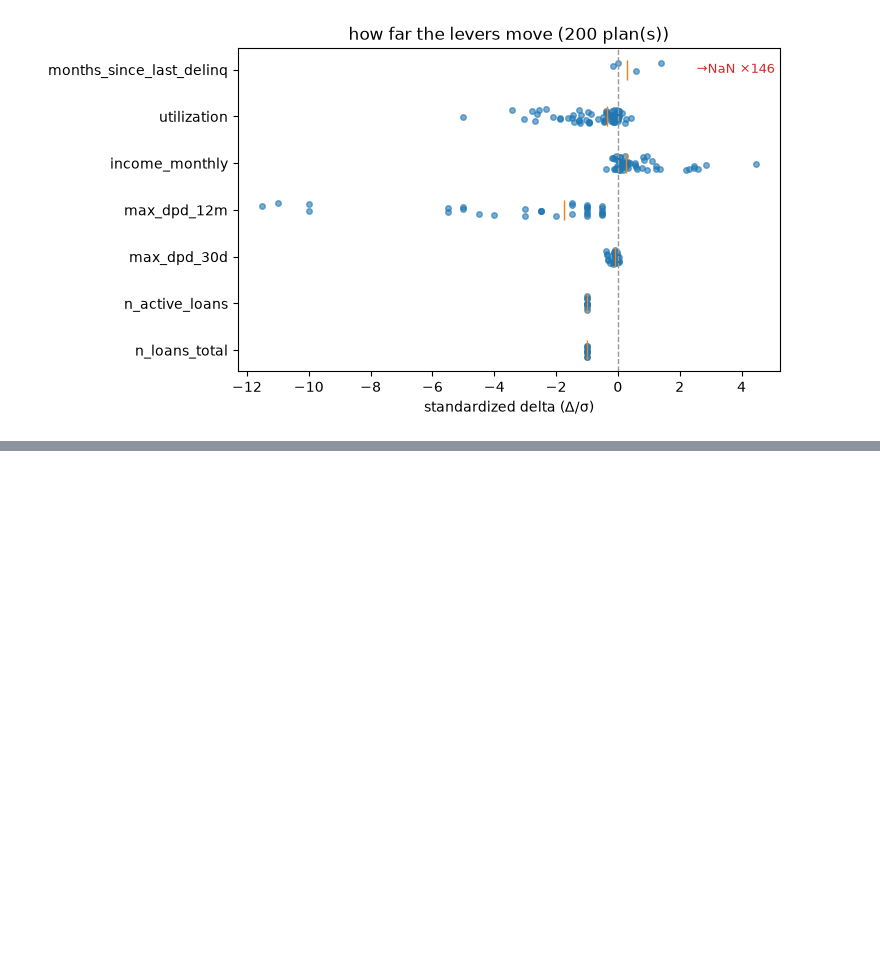
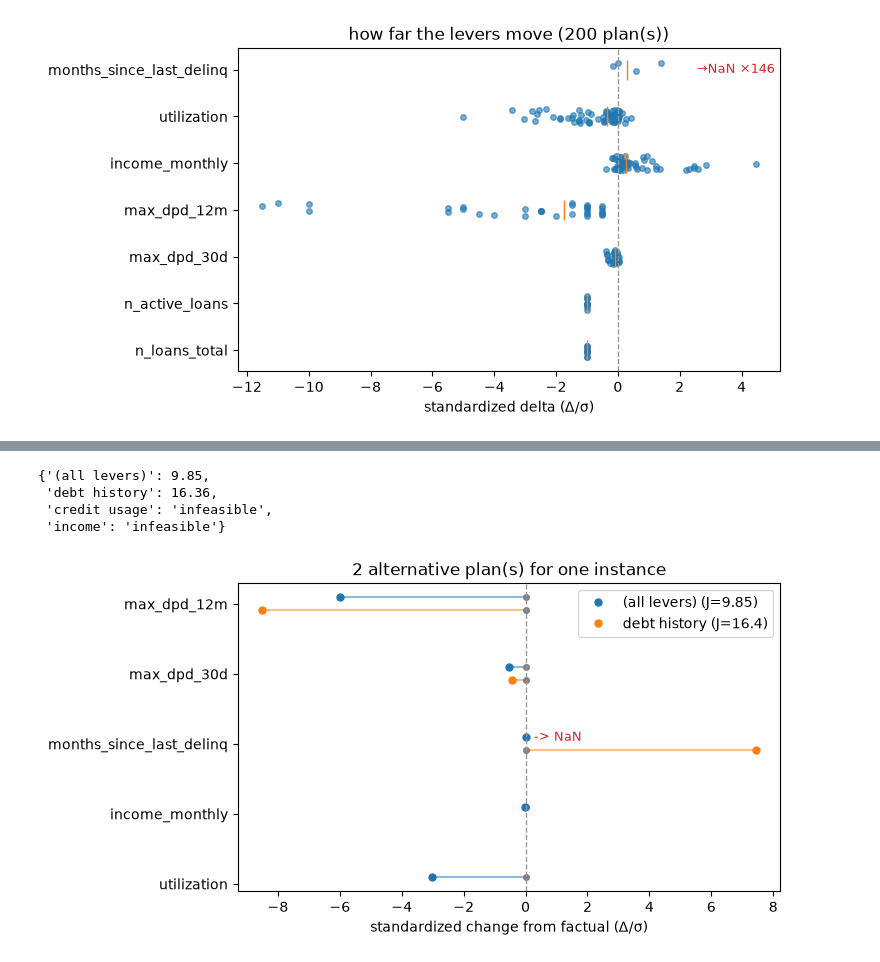
Before and after one commit to wlazlod/treecf, a Jupyter notebook: docs/notebooks/02-credit-risk-tutorial.ipynb, the cells around one changed output, grey strips where cells are left out. Cells and saved outputs as stored; diff of their text form; code cells hidden in the pictures; blank space fills up the shorter version.

Commit message:
docs(notebooks): coalitions section in the credit-risk tutorial

```diff
--- a/docs/notebooks/02-credit-risk-tutorial.ipynb
+++ b/docs/notebooks/02-credit-risk-tutorial.ipynb
@@ -258,0 +263,21 @@ plot_batch_deltas(batch, explainer=exp);   # deltas in sigma units
+# %%
+groups = {
+    "debt history": ["max_dpd_30d", "max_dpd_12m", "months_since_last_delinq"],
+    "credit usage": ["utilization", "n_active_loans", "n_loans_total"],
+    "income":       ["income_monthly"],
+}
+grouped = exp.explain_coalitions(
+    applicant, target=Target.probability(range=(0.0, cutoff)),
+    coalitions=groups, include_full=True, seed=0,
+)
+{name: (round(out.distance, 2) if hasattr(out, 'distance') else 'infeasible')
+ for name, out in grouped.items()}
+# %% [output]
+{'(all levers)': 9.85,
+ 'debt history': 16.36,
+ 'credit usage': 'infeasible',
+ 'income': 'infeasible'}
+# %%
+plot_alternatives(grouped, explainer=exp);   # coalition names label the plans
+# %% [output]
+[figure, added]
```
Also changed, not shown: parts of 5 cells of this notebook, 4 other files.
